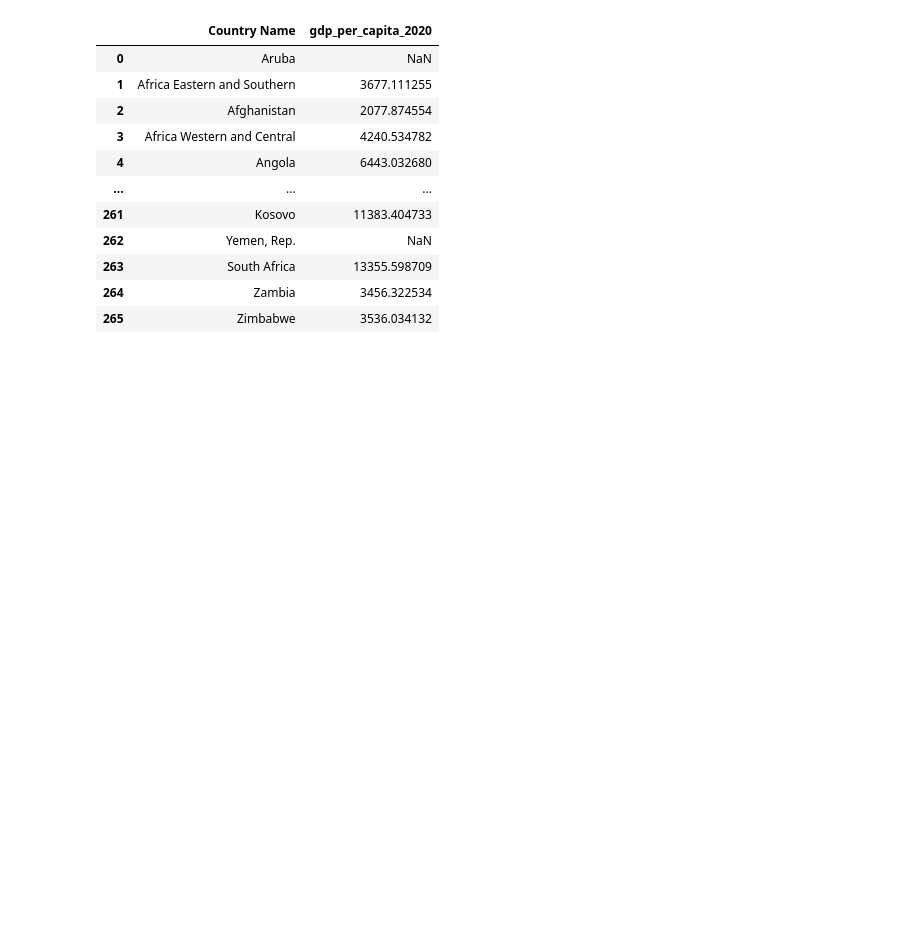
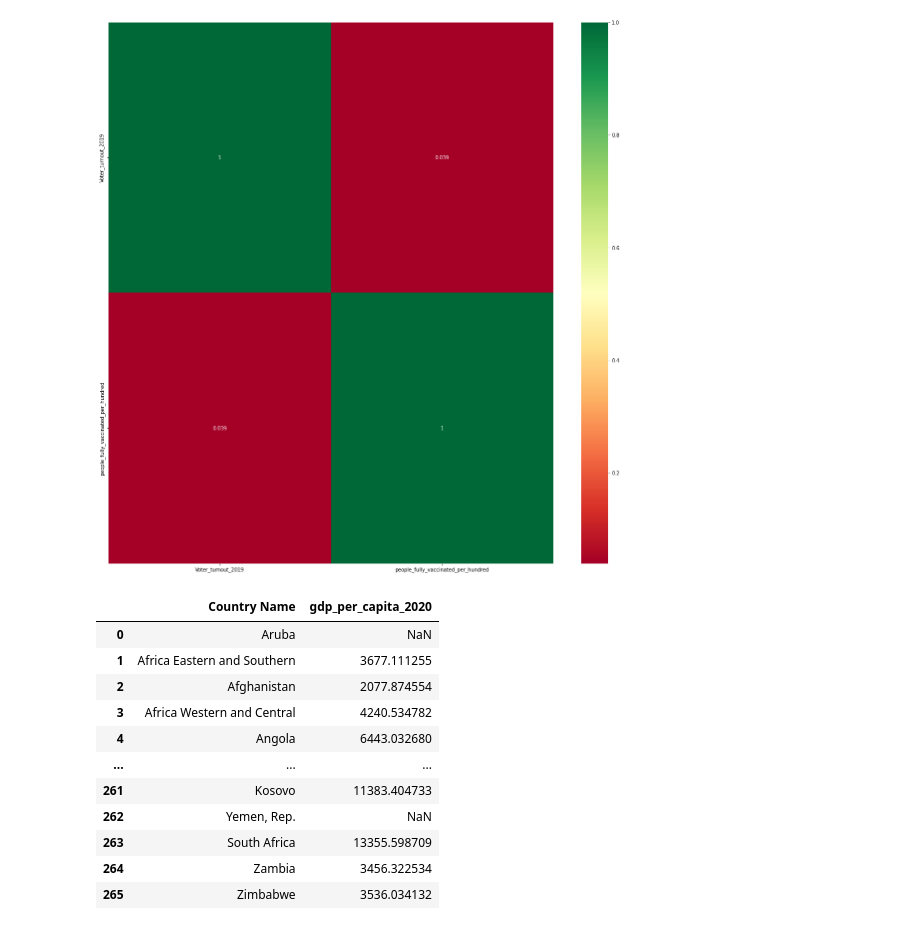
Before and after one commit to ValentinaMiller/Influences-on-covid-19-vaccination-rates, a Jupyter notebook: Data_cleaning.ipynb, the cells around one changed output. Saved outputs shown, nothing was run; the diff lists cells and outputs as text; code cells hidden in the pictures; blank space fills up the shorter version.

```diff
--- a/Data_cleaning.ipynb
+++ b/Data_cleaning.ipynb
@@ -40,0 +68,7 @@ df
+# %%
+df7 = pd.read_csv('betterlifeindex_2019.csv')
+df7 = df7.loc[(df7["Indicator"]=="Voter turnout")][["Country", "Value"]]
+df7.rename(columns={"Value": "Voter_turnout_2019"}, inplace=True)
+df7.rename(columns={"Country": "Country Name"}, inplace=True)
+dat = pd.merge(df, df7, on="Country Name")
+dat
@@ -41,3 +93,11 @@ df
+# %%
+corrmat = dat.corr()
+top_corr_features = corrmat.index
+plt.figure(figsize=(20,20))
+#plot heat map
+g=sns.heatmap(dat[['Voter_turnout_2019', 'people_fully_vaccinated_per_hundred']].corr(),annot=True,cmap="RdYlGn")
+# %% [output]
+[figure, added]
 # %%
 df0 = pd.read_csv('gdp_per_capita.csv')
 df0=df0[["Country Name","2020"]] # select countries and reduce to gdp
```
Also changed, not shown: parts of 5 cells of this notebook.
